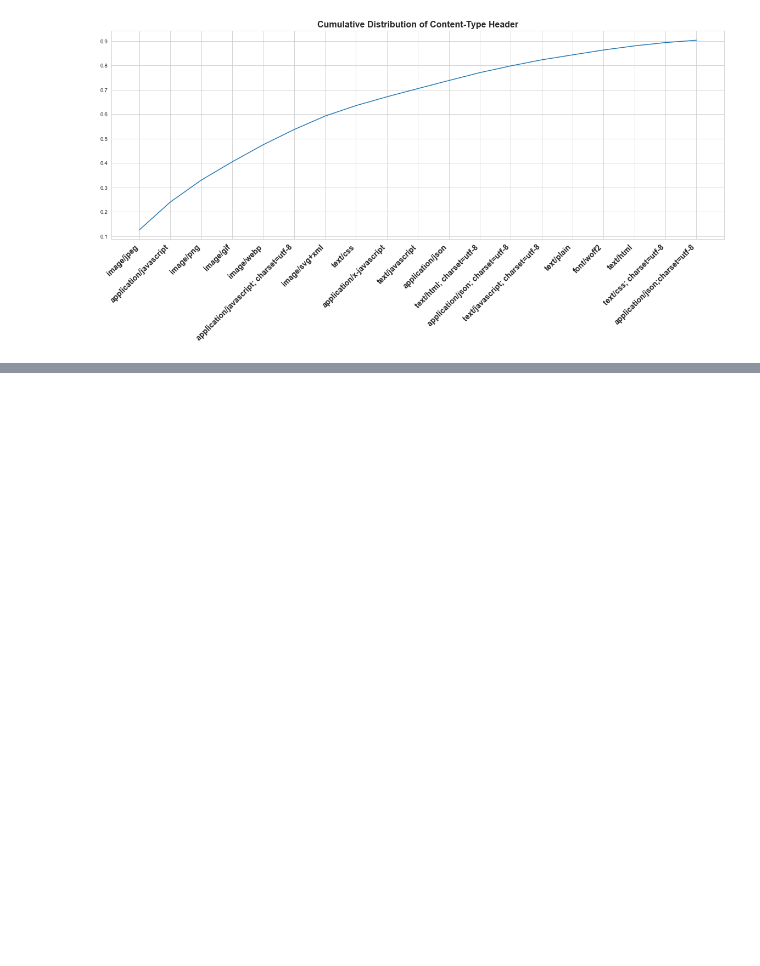
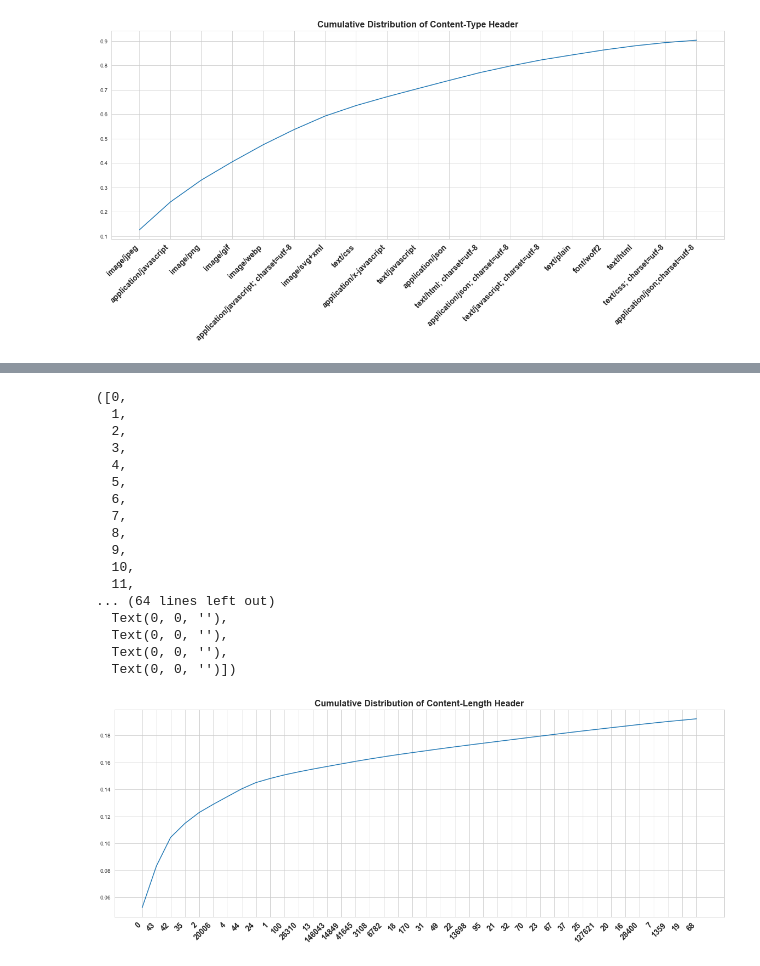
Before and after one commit to wolfrieder/http-response-classifier, a Jupyter notebook: notebooks/data_exploration.ipynb, the cells around one changed output, grey strips where cells are left out. Cells and saved outputs as stored; diff of their text form; code cells hidden in the pictures; blank space fills up the shorter version.

```diff
--- a/notebooks/data_exploration.ipynb
+++ b/notebooks/data_exploration.ipynb
@@ -476,0 +554,31 @@ plt.legend()
+# %%
+plt.figure(figsize=(20, 7))
+plt.plot(
+    (
+        data["content-length"].value_counts().cumsum()
+        / data["content-length"].value_counts().sum()
+    )[0:40]
+)
+plt.title(
+    "Cumulative Distribution of Content-Length Header", fontsize=16, fontweight="bold"
+)
+plt.xticks(rotation=45, fontsize=14, fontweight="bold", ha="right")
+# %% [output]
+([0,
+  1,
+  2,
+  3,
+  4,
+  5,
+  6,
+  7,
+  8,
+  9,
+  10,
+  11,
+... (64 lines left out)
+  Text(0, 0, ''),
+  Text(0, 0, ''),
+  Text(0, 0, ''),
+  Text(0, 0, '')])
+[figure, added]
```
Also changed, not shown: parts of 36 cells of this notebook, 5 other files.
